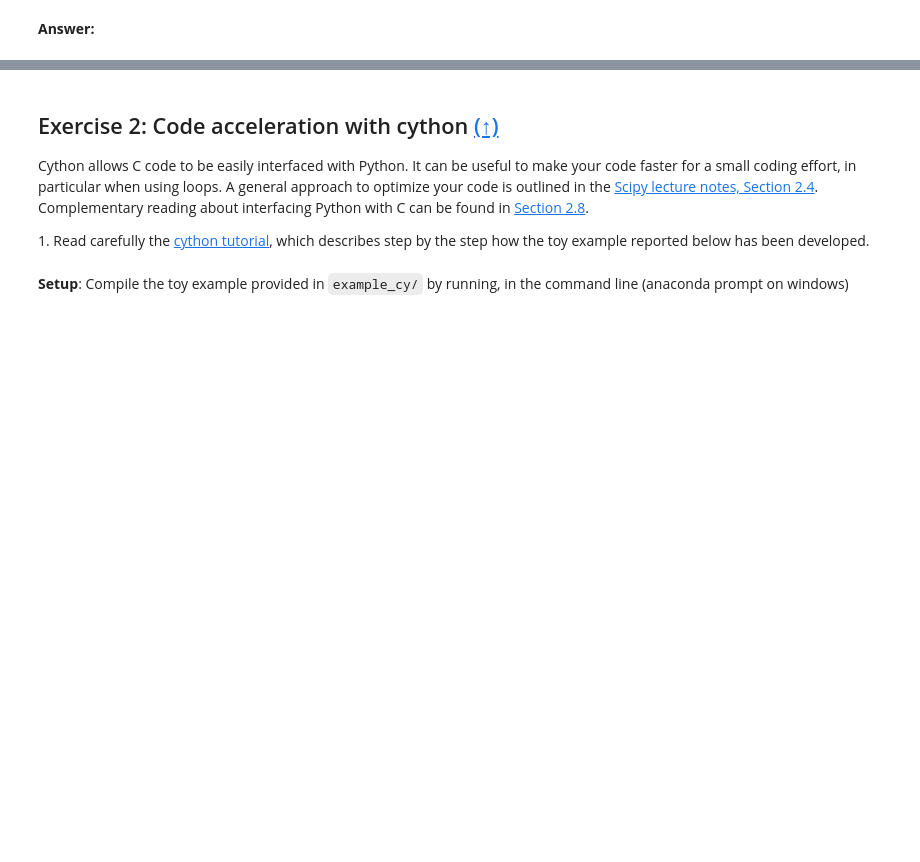
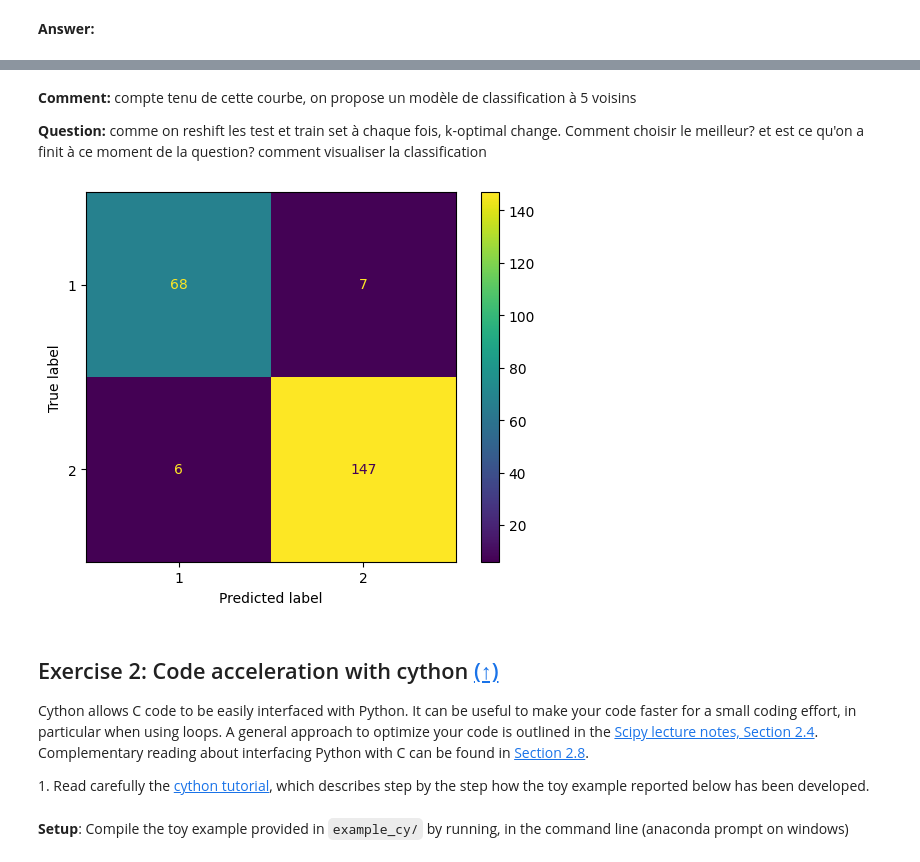
Before and after one commit to felixmnnr/SDI_PYT, a Jupyter notebook: Labs/Lab4/lab4.ipynb, the cells around one changed output, grey strips where cells are left out. Saved outputs shown, nothing was run; the diff lists cells and outputs as text; code cells hidden in the pictures; blank space fills up the shorter version.

```diff
--- a/Labs/Lab4/lab4.ipynb
+++ b/Labs/Lab4/lab4.ipynb
@@ -207,3 +245,17 @@ ValueError: stmt is neither a string nor callable
+# %% [markdown]
+**Comment:** compte tenu de cette courbe, on propose un modèle de classification à 5 voisins
+
+**Question:** comme on reshift les test et train set à chaque fois, k-optimal change. Comment choisir le meilleur? et est ce qu'on a finit à ce moment de la question? comment visualiser la classification
+# %%
+# Compute the confusion matrix
+cm = sk.metrics.confusion_matrix(test_label, classification[4])
+classes = ['1', '2']
+disp = sk.metrics.ConfusionMatrixDisplay(confusion_matrix=cm, display_labels=classes)
+disp.
+disp.plot()
+plt.show()
+# %% [output]
+[figure, added]
 # %% [markdown]
 ## <a name="ex2">Exercise 2: Code acceleration with cython</a> [(&#8593;)](#content)
 
```
Also changed, not shown: parts of 9 cells of this notebook.
